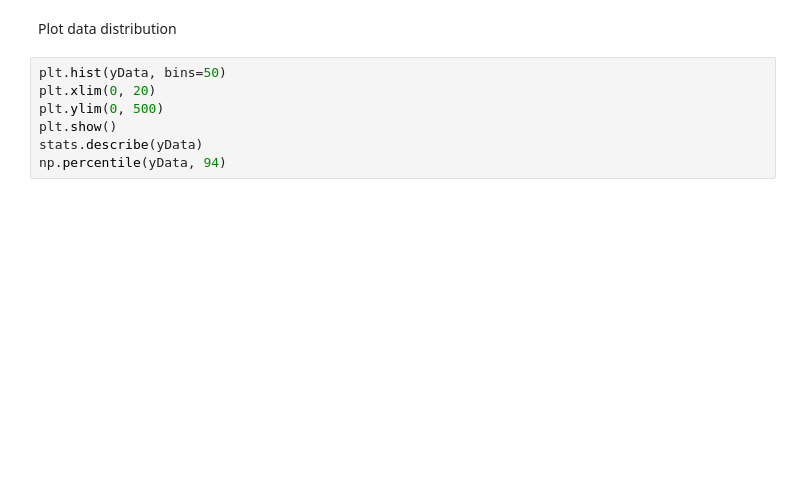
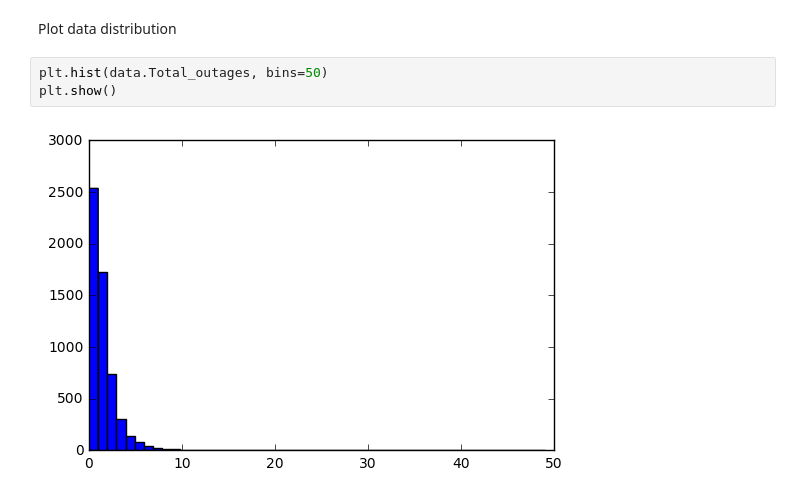
Before and after one commit to Yuanyuan-Shi/PowerOutagePredictor, a Jupyter notebook: PowerOutagePredictor/SVM/SVM-sandbox.ipynb, the cells around one changed output. Saved outputs shown, nothing was run; the diff lists cells and outputs as text; blank space fills up the shorter version.

```diff
--- a/PowerOutagePredictor/SVM/SVM-sandbox.ipynb
+++ b/PowerOutagePredictor/SVM/SVM-sandbox.ipynb
@@ -175,9 +206,7 @@ plt.plot()
 # %% [markdown]
 Plot data distribution
-# %%
-plt.hist(yData, bins=50)
-plt.xlim(0, 20)
-plt.ylim(0, 500)
-plt.show()
-stats.describe(yData)
-np.percentile(yData, 94)
+# %%
+plt.hist(data.Total_outages, bins=50)
+plt.show()
+# %% [output]
+[figure, added]
```
Also changed, not shown: parts of 11 cells of this notebook.
